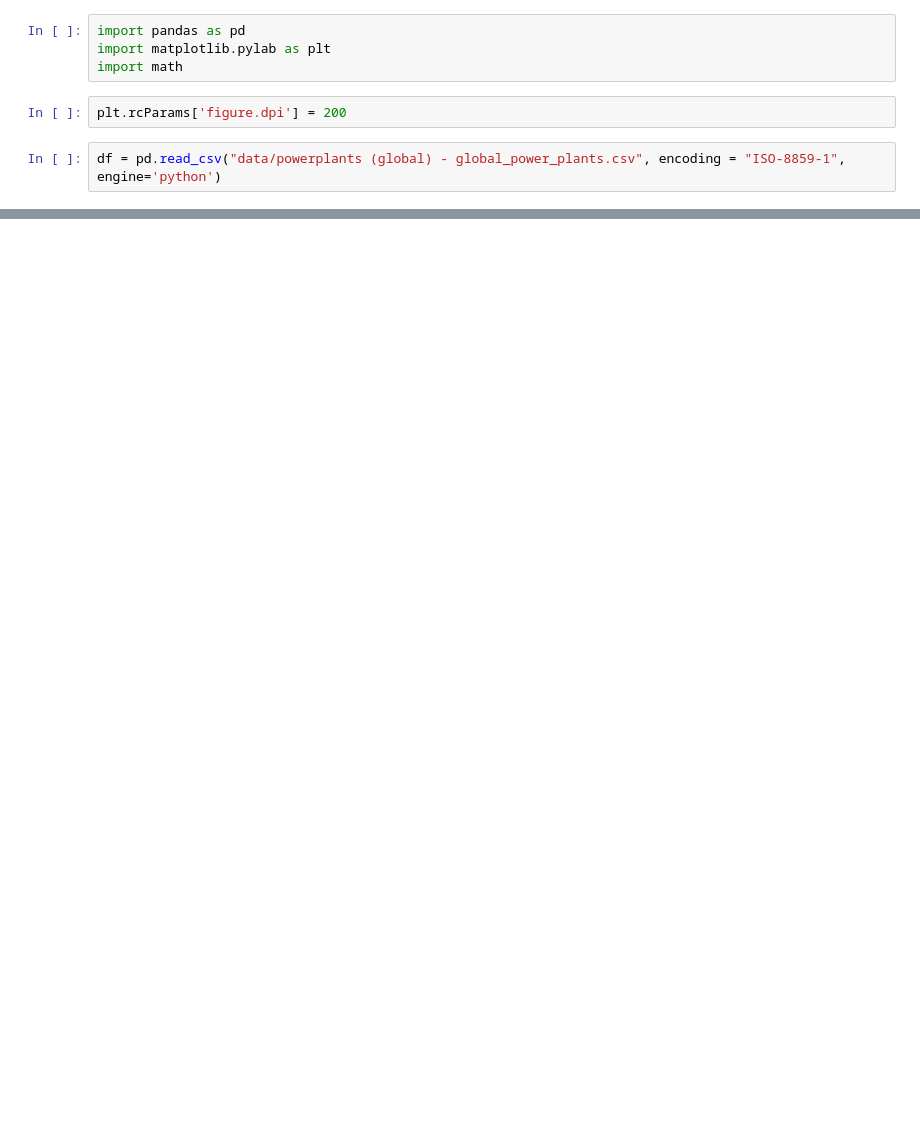
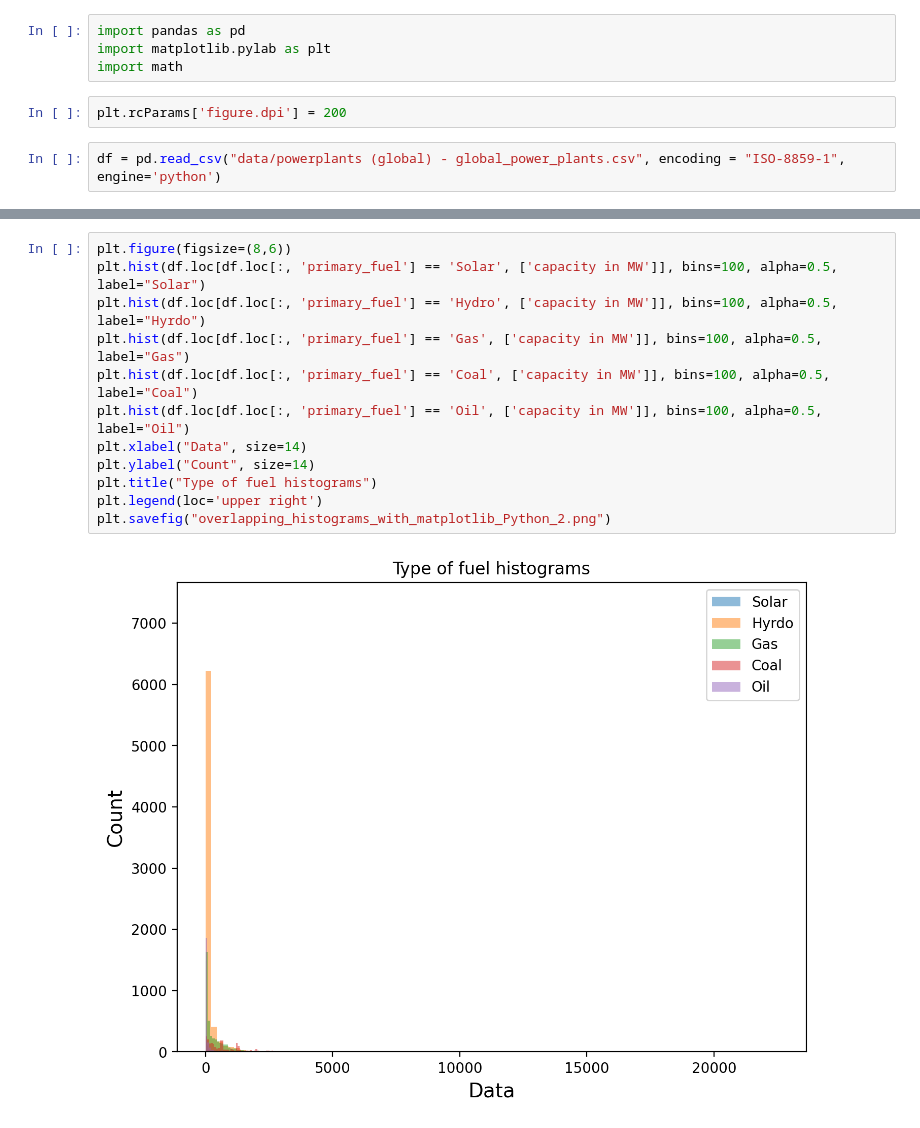
Before and after one commit to KenatSF/Electricity_Consumption, a Jupyter notebook: Exploratory_Analysis_3.ipynb, the cells around one changed output, grey strips where cells are left out. Saved outputs shown, nothing was run; the diff lists cells and outputs as text; blank space fills up the shorter version.

```diff
--- a/Exploratory_Analysis_3.ipynb
+++ b/Exploratory_Analysis_3.ipynb
@@ -8,0 +20,14 @@ df = pd.read_csv("data/powerplants (global) - global_power_plants.csv", encoding
+# %%
+plt.figure(figsize=(8,6))
+plt.hist(df.loc[df.loc[:, 'primary_fuel'] == 'Solar', ['capacity in MW']], bins=100, alpha=0.5, label="Solar")
+plt.hist(df.loc[df.loc[:, 'primary_fuel'] == 'Hydro', ['capacity in MW']], bins=100, alpha=0.5, label="Hyrdo")
+plt.hist(df.loc[df.loc[:, 'primary_fuel'] == 'Gas', ['capacity in MW']], bins=100, alpha=0.5, label="Gas")
+plt.hist(df.loc[df.loc[:, 'primary_fuel'] == 'Coal', ['capacity in MW']], bins=100, alpha=0.5, label="Coal")
+plt.hist(df.loc[df.loc[:, 'primary_fuel'] == 'Oil', ['capacity in MW']], bins=100, alpha=0.5, label="Oil")
+plt.xlabel("Data", size=14)
+plt.ylabel("Count", size=14)
+plt.title("Type of fuel histograms")
+plt.legend(loc='upper right')
+plt.savefig("overlapping_histograms_with_matplotlib_Python_2.png")
+# %% [output]
+[figure, added]
```
Also changed, not shown: parts of 7 cells of this notebook, 2 other files.
